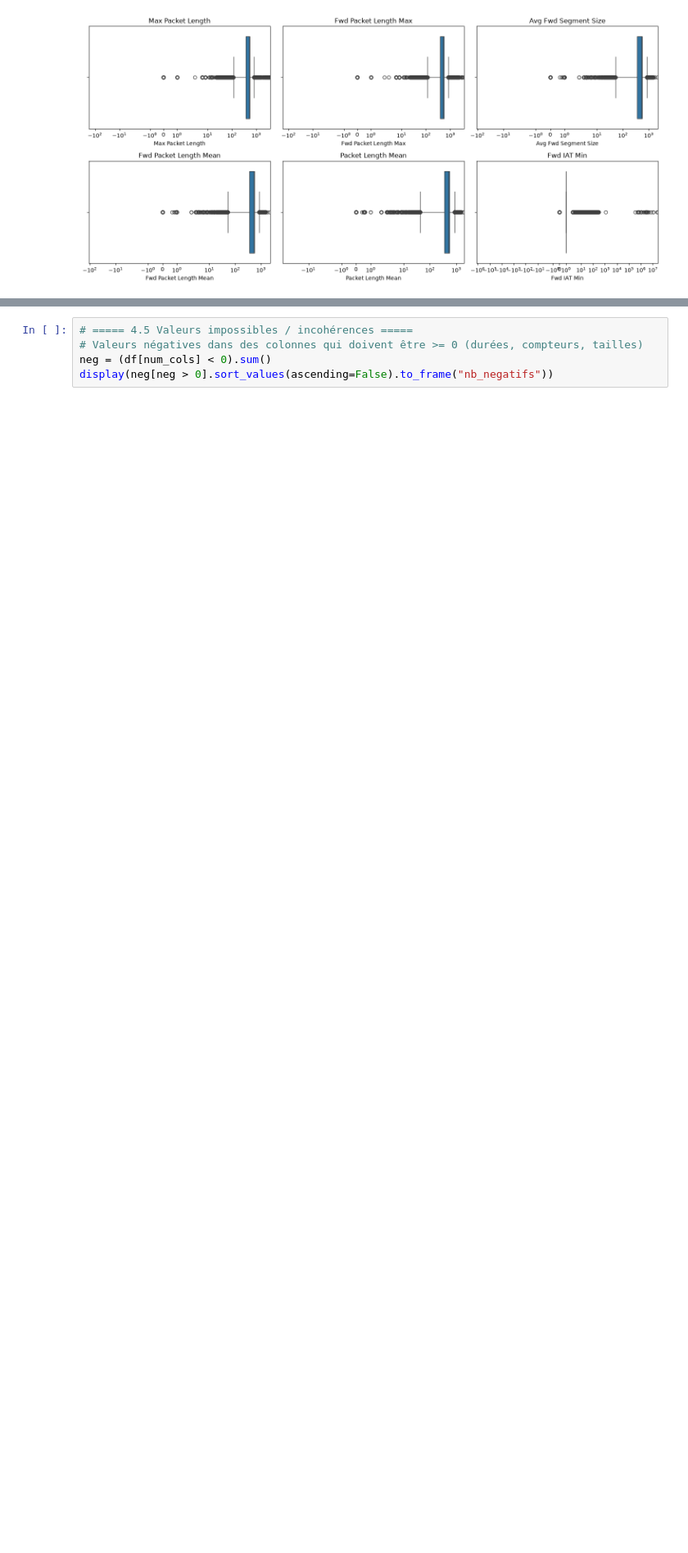
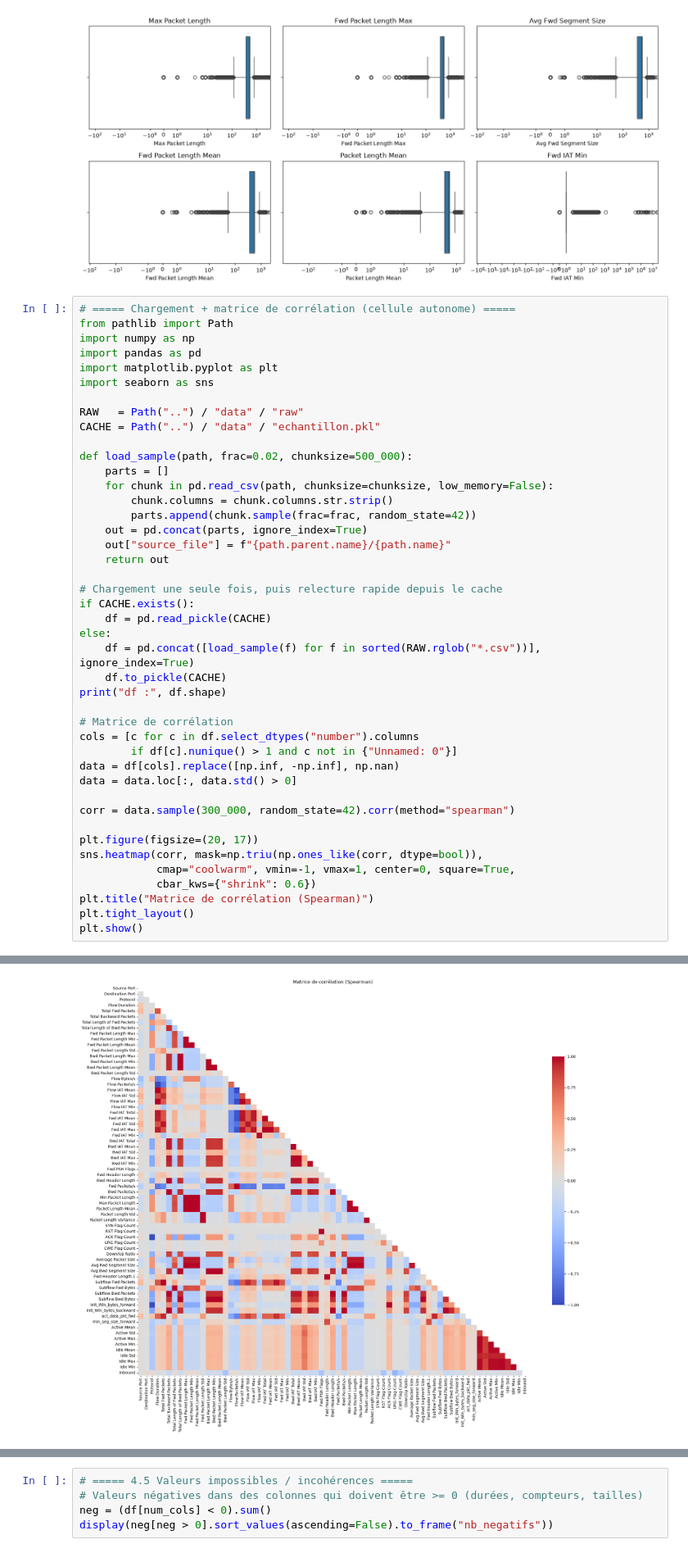
Before and after one commit to zeinebchehidi/DDOS-detection-CRISP-DM-, a Jupyter notebook: notebooks/EDA.ipynb, the cells around one changed output, grey strips where cells are left out. Shown at 82% size. Cells and saved outputs as stored; diff of their text form; blank space fills up the shorter version.

Commit message:
matrice

```diff
--- a/notebooks/EDA.ipynb
+++ b/notebooks/EDA.ipynb
@@ -434,3 +434,47 @@ for ax, c in zip(axes.ravel(), top):
 plt.tight_layout(); plt.show()
 # %% [output]
 [figure]
+# %%
+# ===== Chargement + matrice de corrélation (cellule autonome) =====
+from pathlib import Path
+import numpy as np
+import pandas as pd
+import matplotlib.pyplot as plt
+import seaborn as sns
+
+RAW   = Path("..") / "data" / "raw"
+CACHE = Path("..") / "data" / "echantillon.pkl"
+
+def load_sample(path, frac=0.02, chunksize=500_000):
+    parts = []
+    for chunk in pd.read_csv(path, chunksize=chunksize, low_memory=False):
+        chunk.columns = chunk.columns.str.strip()
+        parts.append(chunk.sample(frac=frac, random_state=42))
+    out = pd.concat(parts, ignore_index=True)
+    out["source_file"] = f"{path.parent.name}/{path.name}"
+    return out
+
+# Chargement une seule fois, puis relecture rapide depuis le cache
+if CACHE.exists():
+    df = pd.read_pickle(CACHE)
+else:
+    df = pd.concat([load_sample(f) for f in sorted(RAW.rglob("*.csv"))], ignore_index=True)
+    df.to_pickle(CACHE)
+print("df :", df.shape)
+
+# Matrice de corrélation
+cols = [c for c in df.select_dtypes("number").columns
+        if df[c].nunique() > 1 and c not in {"Unnamed: 0"}]
+data = df[cols].replace([np.inf, -np.inf], np.nan)
+data = data.loc[:, data.std() > 0]
+
+corr = data.sample(300_000, random_state=42).corr(method="spearman")
+
+plt.figure(figsize=(20, 17))
+sns.heatmap(corr, mask=np.triu(np.ones_like(corr, dtype=bool)),
+            cmap="coolwarm", vmin=-1, vmax=1, center=0, square=True,
+            cbar_kws={"shrink": 0.6})
+plt.title("Matrice de corrélation (Spearman)")
+plt.tight_layout()
+plt.show()
+# %% [output]
@@ -436,0 +482 @@ plt.tight_layout(); plt.show()
+[figure, added]
```
Also changed, not shown: parts of 2 cells of this notebook.
